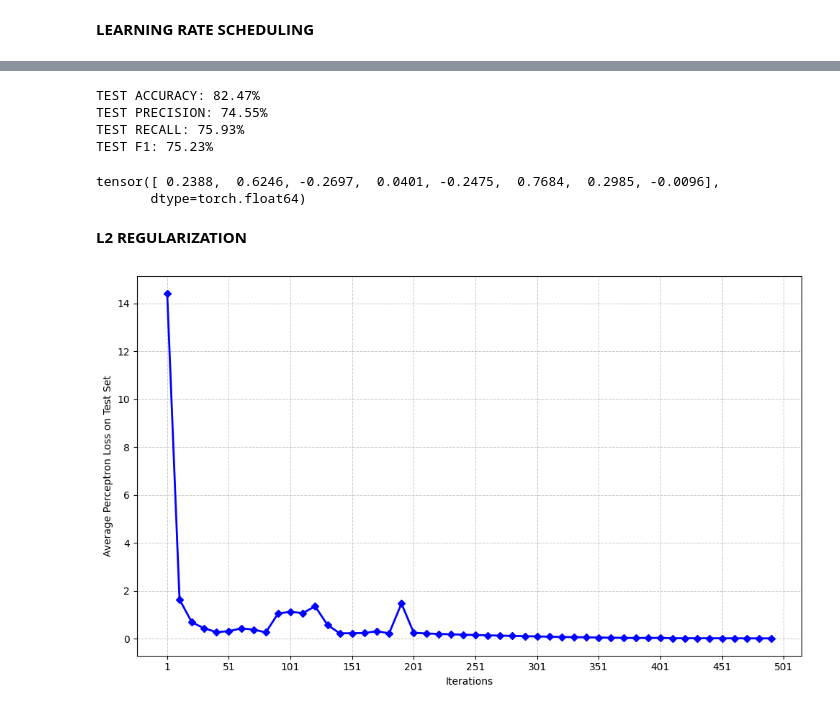
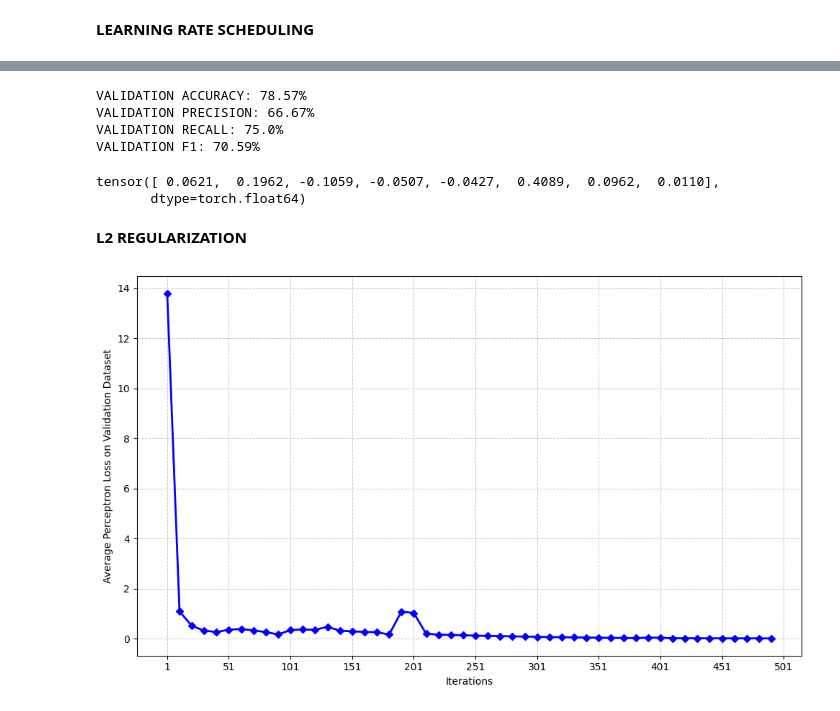
Before and after one commit to dasgauranga2/Deep-Learning-Fundamentals-Assignment-1, a Jupyter notebook: Assignment 1.ipynb, the cells around one changed output, grey strips where cells are left out. Cells and saved outputs as stored; diff of their text form; code cells hidden in the pictures.

```diff
--- a/Assignment 1.ipynb
+++ b/Assignment 1.ipynb
@@ -173,7 +228,7 @@ test_losses = []
 # %%
 for j in range(n_iter):
     # VECTOR USED TO UPDATE THE WEIGHT VECTOR
-    weight_update = torch.zeros_like(w)
+    weight_update = torch.zeros_like(w2)
 
     for i in range(x_train.shape[0]):
         # INPUT VECTOR
@@ -181,18 +236,18 @@ for j in range(n_iter):
         # TARGET LABEL
         yi = y_train[i]
         # VALUE OF INDICATOR FUNCTION
-        ind = indicator_func(xi,yi,w)
+        ind = indicator_func(xi,yi,w2)
 
         # ADD THE PERCEPTRON UPDATES FOR EACH ITERATION
         weight_update = weight_update + (yi*xi*ind)
 
     # UPDATE THE WEIGHT VECTOR
-    w = w + lr*weight_update
+    w2 = w2 + lr*weight_update
 
     if j%200 == 0:
         lr = lr*0.1
 
     if j%10 == 0:
-        # CALCULATE THE PERCEPTRON LOSS ON THE TEST DATASET
-        test_losses.append(loss_func(x_test,y_test,w))
+        # CALCULATE THE PERCEPTRON LOSS ON THE VALIDATION DATASET
+        val_losses.append(loss_func(x_val,y_val,w2))
 # %%
@@ -213,21 +258,21 @@ plt.show()
 # %%
-# GET THE MODEL PREDICTIONS ON THE TEST SET
-preds = predict(x_test,w)
+# GET THE MODEL PREDICTIONS ON THE VALIDATION SET
+preds = predict(x_val,w2)
 
-print(f'TEST ACCURACY: {round(accuracy_score(y_test, preds)*100,2)}%')
-print(f'TEST PRECISION: {round(precision_score(y_test, preds)*100,2)}%')
-print(f'TEST RECALL: {round(recall_score(y_test, preds)*100,2)}%')
-print(f'TEST F1: {round(f1_score(y_test, preds)*100,2)}%')
+print(f'VALIDATION ACCURACY: {round(accuracy_score(y_val, preds)*100,2)}%')
+print(f'VALIDATION PRECISION: {round(precision_score(y_val, preds)*100,2)}%')
+print(f'VALIDATION RECALL: {round(recall_score(y_val, preds)*100,2)}%')
+print(f'VALIDATION F1: {round(f1_score(y_val, preds)*100,2)}%')
 # %% [output]
-TEST ACCURACY: 82.47%
-TEST PRECISION: 74.55%
-TEST RECALL: 75.93%
-TEST F1: 75.23%
+VALIDATION ACCURACY: 78.57%
+VALIDATION PRECISION: 66.67%
+VALIDATION RECALL: 75.0%
+VALIDATION F1: 70.59%
 # %%
 # OUTPUT THE WEIGHT VECTOR
-w
+w2
 # %% [output]
-tensor([ 0.2388,  0.6246, -0.2697,  0.0401, -0.2475,  0.7684,  0.2985, -0.0096],
+tensor([ 0.0621,  0.1962, -0.1059, -0.0507, -0.0427,  0.4089,  0.0962,  0.0110],
        dtype=torch.float64)
 # %% [markdown]
 **L2 REGULARIZATION**
@@ -238,15 +283,15 @@ lr = 0.1
 # L2 REGULARIZATION PARAMETER
 l2_reg = 0.5
 # %%
-# WEIGHT VECTOR ALSO CONTAINING THE BIAS
+# WEIGHT VECTOR
 # INITIALIZED TO ZERO
-w = torch.zeros(x.shape[1], dtype=torch.float64)
+w3 = torch.zeros(x.shape[1], dtype=torch.float64)
 # %%
-test_losses = []
+val_losses = []
 # %%
 for j in range(n_iter):
     # VECTOR USED TO UPDATE THE WEIGHT VECTOR
-    weight_update = torch.zeros_like(w)
+    weight_update = torch.zeros_like(w3)
 
     for i in range(x_train.shape[0]):
         # INPUT VECTOR
@@ -254,33 +299,23 @@ for j in range(n_iter):
         # TARGET LABEL
         yi = y_train[i]
         # VALUE OF INDICATOR FUNCTION
-        ind = indicator_func(xi,yi,w)
+        ind = indicator_func(xi,yi,w3)
 
         # ADD THE PERCEPTRON UPDATES FOR EACH ITERATION
         weight_update = weight_update + (yi*xi*ind)
 
     # UPDATE THE WEIGHT VECTOR
-    w = w + lr*(weight_update - (l2_reg*w))
+    w3 = w3 + lr*(weight_update - (l2_reg*w3))
 
     if j%200 == 0:
         lr = lr*0.1
 
     if j%10 == 0:
-        # CALCULATE THE PERCEPTRON LOSS ON THE TEST DATASET
-        test_losses.append(loss_func(x_test,y_test,w))
+        # CALCULATE THE PERCEPTRON LOSS ON THE VALIDATION DATASET
+        val_losses.append(loss_func(x_val,y_val,w3))
 # %%
-plt.figure(figsize=(10, 6))
-
-plt.grid(True, which='both', linestyle='--', linewidth=0.7, alpha=0.7)
-
-plt.plot(list(range(1,500,10)), test_losses, color='b', linestyle='-', linewidth=2, marker='D', markersize=5, label='Test Loss')
-
-plt.xticks(list(range(1,550,50)))
-plt.xlabel('Iterations')
-plt.ylabel('Average Perceptron Loss on Test Set')
-#plt.title('Perceptron Loss on the Test Set')
-plt.tight_layout()
-plt.show()
+# PLOT THE VALIDATION SET LOSS CURVE
+plot_losses(val_losses, 'Iterations', 'Average Perceptron Loss on Validation Dataset')
 # %% [output]
-[figure, old version]
+[figure, new version]
 # %%
```
Also changed, not shown: parts of 21 cells of this notebook, 1 other file.
